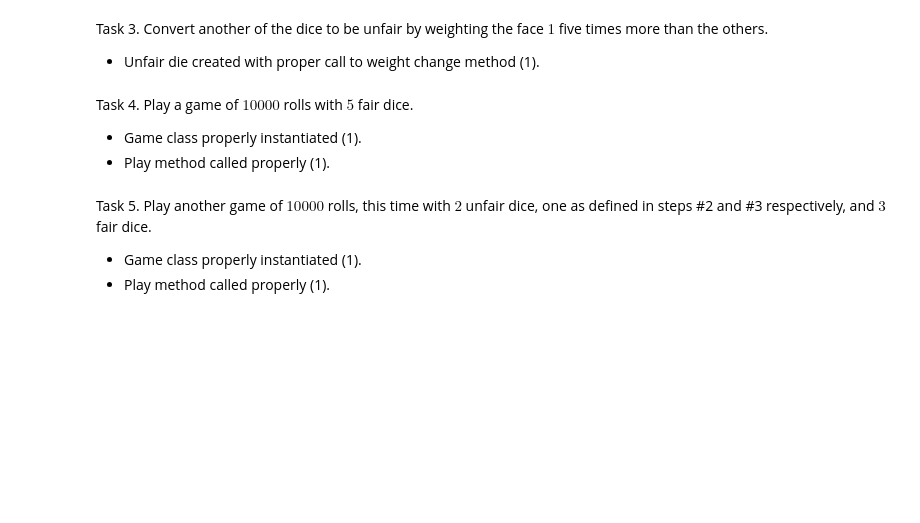
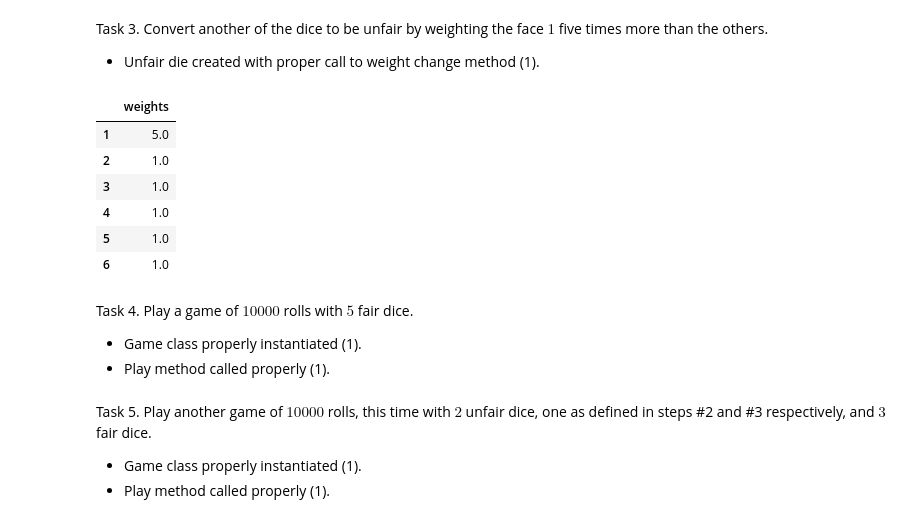
Before and after one commit to Sam-Knisely/sck4jh_ds5100_montecarlo, a Jupyter notebook: montecarlo_demo.ipynb, the cells around one changed output. Cells and saved outputs as stored; diff of their text form; code cells hidden in the pictures; blank space fills up the shorter version.

```diff
--- a/montecarlo_demo.ipynb
+++ b/montecarlo_demo.ipynb
@@ -564,6 +661,18 @@ Task 2. Convert one of the dice to an unfair one by weighting the face $6$ five
 Task 3. Convert another of the dice to be unfair by weighting the face $1$ five times more than the others.
 
 - Unfair die created with proper call to weight change method (1).
+# %%
+#Create unfair die with face 1 with a weight of 5
+Die2.weight_update(1, 5)
+Die2.die()
+# %% [output]
+|  | weights |
+| 1 | 5.0 |
+| 2 | 1.0 |
+| 3 | 1.0 |
+| 4 | 1.0 |
+| 5 | 1.0 |
+| 6 | 1.0 |
 # %% [markdown]
 Task 4. Play a game of $10000$ rolls with $5$ fair dice.
 
```
Also changed, not shown: parts of 22 cells of this notebook, 5 other files.
